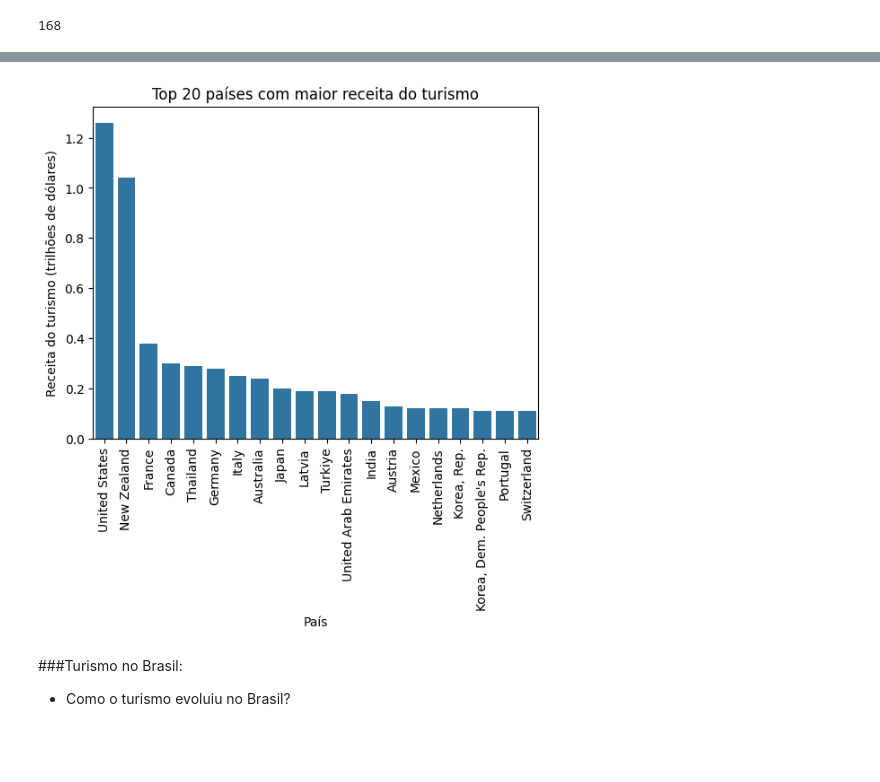
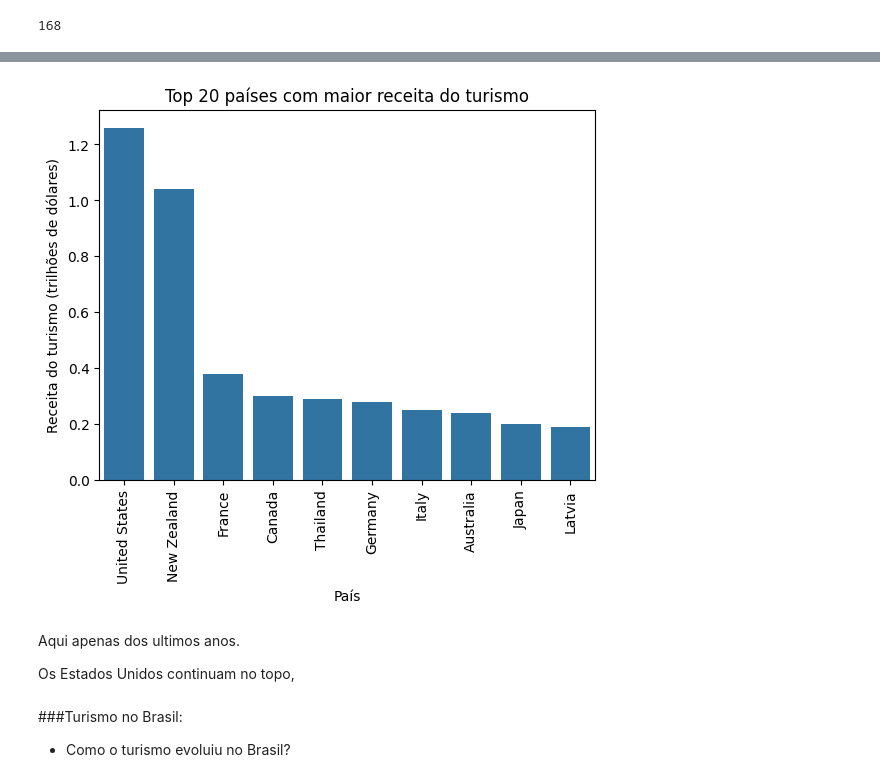
Before and after one commit to Gabs72P/Analise-da-economia-do-turismo-mundial, a Jupyter notebook: Projeto_Turismo.ipynb, the cells around one changed output, grey strips where cells are left out. Cells and saved outputs as stored; diff of their text form; code cells hidden in the pictures; blank space fills up the shorter version.

```diff
--- a/Projeto_Turismo.ipynb
+++ b/Projeto_Turismo.ipynb
@@ -624,23 +627,27 @@ plt.show()
 # %%
 # de 2015 a 2020
 
 top_paises = tourism_table[['country', 'year', 'tourism_receipts_billions']]
 top_paises = top_paises.query('year >= 2015 and year <= 2020')
-top_paises = top_paises[['country', 'tourism_receipts_billions']].groupby('country').sum().sort_values('tourism_receipts_billions', ascending=False).head(20)
+top_paises = top_paises[['country', 'tourism_receipts_billions']].groupby('country').sum().sort_values('tourism_receipts_billions', ascending=False).head(10)
 top_paises
 
 top_paises['tourism_receipts_billions'] = (top_paises['tourism_receipts_billions'] / 1000).round(2)
 top_paises.rename(columns={'tourism_receipts_billions': 'tourism_receipts_trillions'}, inplace=True)
 
 fig = sns.barplot(top_paises, x='country', y='tourism_receipts_trillions')
 
 plt.title('Top 20 países com maior receita do turismo')
 plt.xticks(rotation=90)
 plt.xlabel('País')
 plt.ylabel('Receita do turismo (trilhões de dólares)')
 plt.show()
 # %% [output]
-[figure, old version]
+[figure, new version]
+# %% [markdown]
+Aqui apenas dos ultimos anos.
+
+Os Estados Unidos continuam no topo,
 # %% [markdown]
 ###Turismo no Brasil:
 *   Como o turismo evoluiu no Brasil?
```
Also changed, not shown: parts of 13 cells of this notebook.
